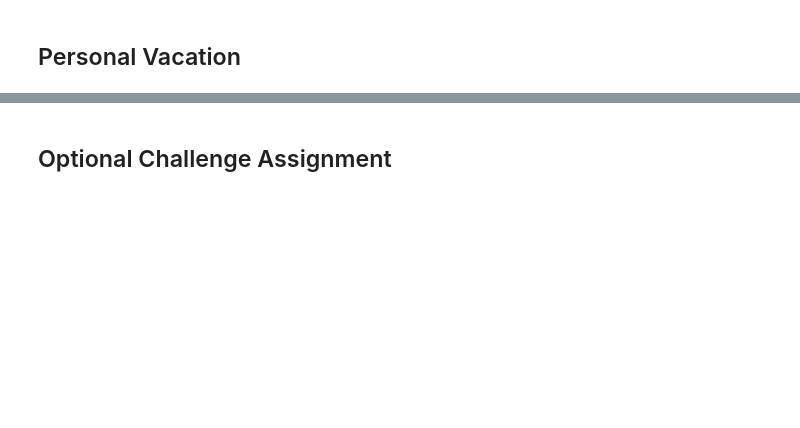
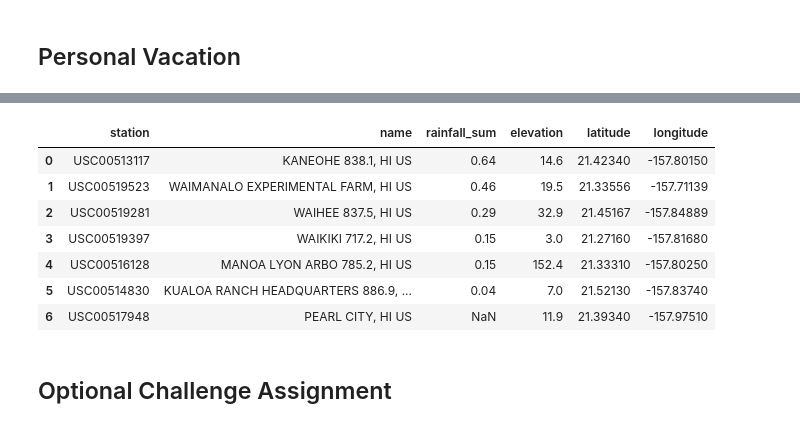
Before and after one commit to rochiecuevas/climate_analysis, a Jupyter notebook: climate_starter.ipynb, the cells around one changed output, grey strips where cells are left out. Saved outputs shown, nothing was run; the diff lists cells and outputs as text; code cells hidden in the pictures; blank space fills up the shorter version.

```diff
--- a/climate_starter.ipynb
+++ b/climate_starter.ipynb
@@ -579,16 +653,25 @@ plt.savefig("Images/box_temperature_vacation.svg")
 # %%
 # Calculating total rainfall during the vacation using SQLAlchemy
-sel4 = [Measurement.station, Station.name,
+sel5 = [Measurement.station, Station.name,
         func.sum(Measurement.prcp).label("rainfall_sum"),
         Station.elevation, Station.latitude, Station.longitude]
 
-vac_rainfall = session.query(*sel4).filter(Measurement.station == Station.station).\
+vac_rainfall = session.query(*sel5).filter(Measurement.station == Station.station).\
                filter(Measurement.date >= vac_start).\
                filter(Measurement.date <= vac_end).\
                group_by(Measurement.station).\
                order_by(func.sum(Measurement.prcp).desc()).all()
 
 pd.DataFrame(vac_rainfall)
+# %% [output]
+|  | station | name | rainfall_sum | elevation | latitude | longitude |
+| 0 | USC00513117 | KANEOHE 838.1, HI US | 0.64 | 14.6 | 21.42340 | -157.80150 |
+| 1 | USC00519523 | WAIMANALO EXPERIMENTAL FARM, HI US | 0.46 | 19.5 | 21.33556 | -157.71139 |
+| 2 | USC00519281 | WAIHEE 837.5, HI US | 0.29 | 32.9 | 21.45167 | -157.84889 |
+| 3 | USC00519397 | WAIKIKI 717.2, HI US | 0.15 | 3.0 | 21.27160 | -157.81680 |
+| 4 | USC00516128 | MANOA LYON ARBO 785.2, HI US | 0.15 | 152.4 | 21.33310 | -157.80250 |
+| 5 | USC00514830 | KUALOA RANCH HEADQUARTERS 886.9, ... | 0.04 | 7.0 | 21.52130 | -157.83740 |
+| 6 | USC00517948 | PEARL CITY, HI US | NaN | 11.9 | 21.39340 | -157.97510 |
 # %% [markdown]
 ## Optional Challenge Assignment
 # %%
```
Also changed, not shown: parts of 23 cells of this notebook, 17 other files.
